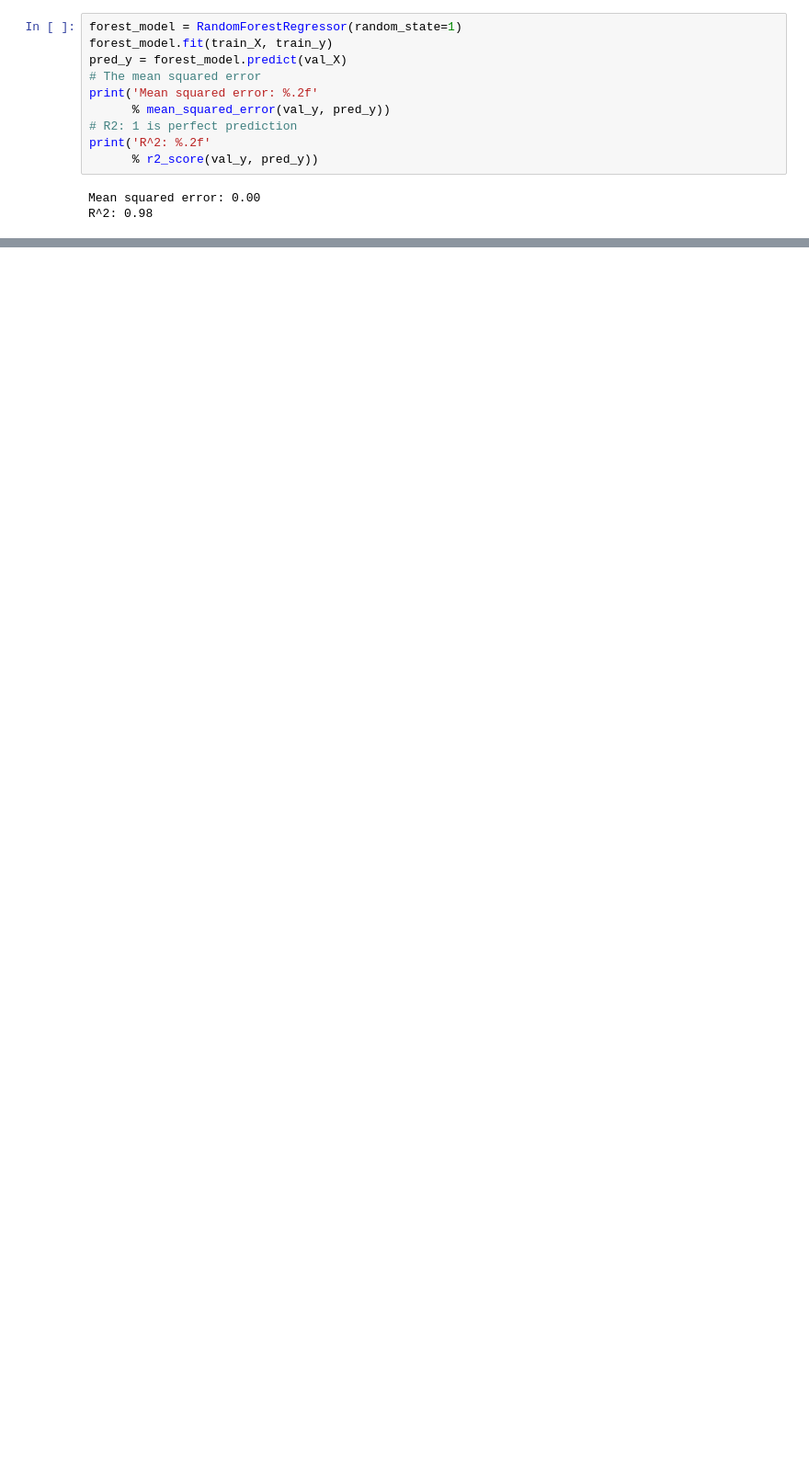
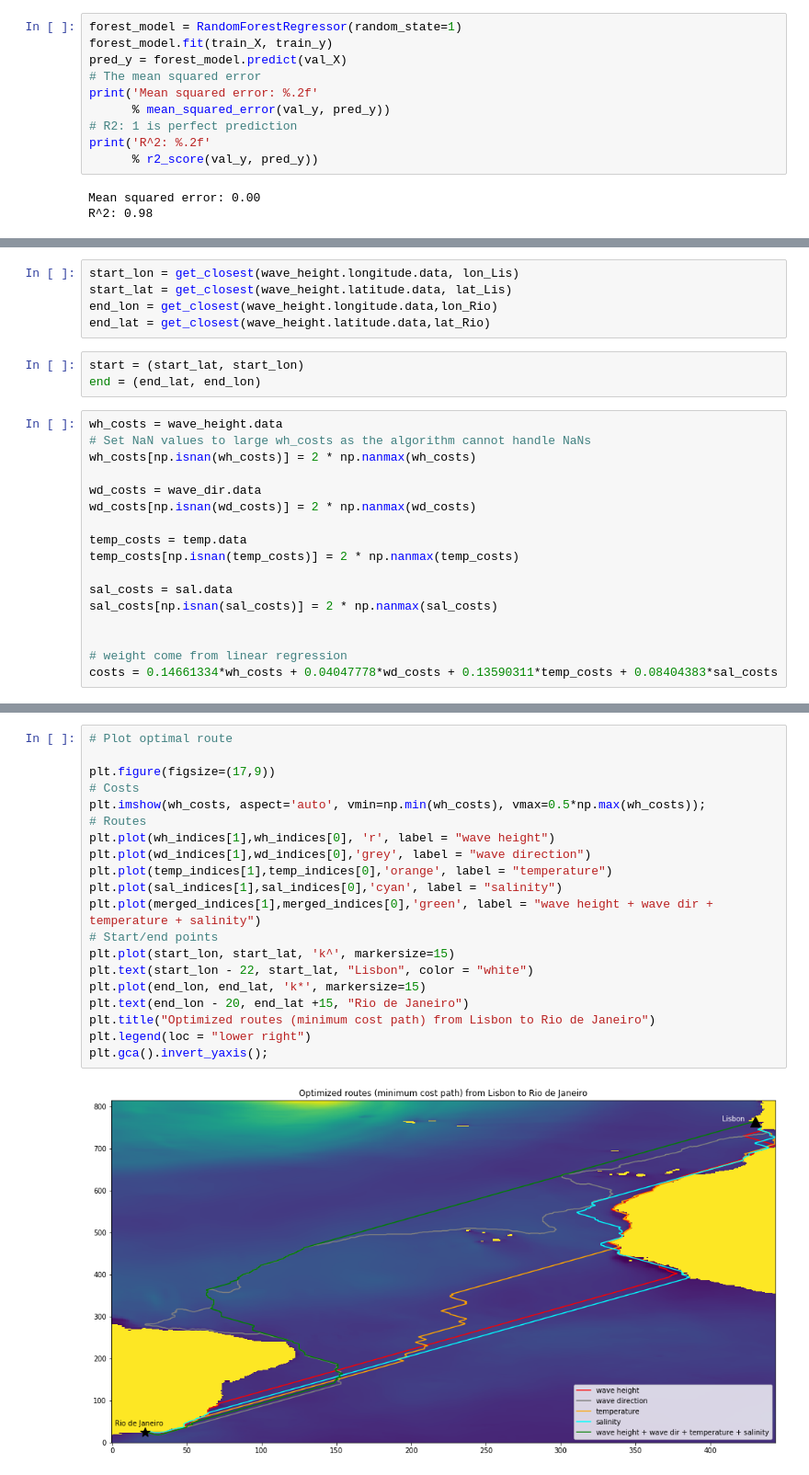
Before and after one commit to jonathom/cop_marine, a Jupyter notebook: Model_building.ipynb, the cells around one changed output, grey strips where cells are left out. Shown at 92% size. Drawn from its saved outputs; the diff is of its cells as text; blank space fills up the shorter version.

```diff
--- a/Model_building.ipynb
+++ b/Model_building.ipynb
@@ -89,0 +185,25 @@ R^2: 0.98
+# %%
+start_lon = get_closest(wave_height.longitude.data, lon_Lis)
+start_lat = get_closest(wave_height.latitude.data, lat_Lis)
+end_lon = get_closest(wave_height.longitude.data,lon_Rio)
+end_lat = get_closest(wave_height.latitude.data,lat_Rio)
+# %%
+start = (start_lat, start_lon)
+end = (end_lat, end_lon)
+# %%
+wh_costs = wave_height.data
+# Set NaN values to large wh_costs as the algorithm cannot handle NaNs
+wh_costs[np.isnan(wh_costs)] = 2 * np.nanmax(wh_costs)
+
+wd_costs = wave_dir.data
+wd_costs[np.isnan(wd_costs)] = 2 * np.nanmax(wd_costs)
+
+temp_costs = temp.data
+temp_costs[np.isnan(temp_costs)] = 2 * np.nanmax(temp_costs)
+
+sal_costs = sal.data
+sal_costs[np.isnan(sal_costs)] = 2 * np.nanmax(sal_costs)
+
+
+# weight come from linear regression
+costs = 0.14661334*wh_costs + 0.04047778*wd_costs + 0.13590311*temp_costs + 0.08404383*sal_costs
@@ -89,0 +237,22 @@ R^2: 0.98
+# %%
+# Plot optimal route
+
+plt.figure(figsize=(17,9))
+# Costs
+plt.imshow(wh_costs, aspect='auto', vmin=np.min(wh_costs), vmax=0.5*np.max(wh_costs));
+# Routes
+plt.plot(wh_indices[1],wh_indices[0], 'r', label = "wave height")
+plt.plot(wd_indices[1],wd_indices[0],'grey', label = "wave direction")
+plt.plot(temp_indices[1],temp_indices[0],'orange', label = "temperature")
+plt.plot(sal_indices[1],sal_indices[0],'cyan', label = "salinity")
+plt.plot(merged_indices[1],merged_indices[0],'green', label = "wave height + wave dir + temperature + salinity")
+# Start/end points
+plt.plot(start_lon, start_lat, 'k^', markersize=15)
+plt.text(start_lon - 22, start_lat, "Lisbon", color = "white")
+plt.plot(end_lon, end_lat, 'k*', markersize=15)
+plt.text(end_lon - 20, end_lat +15, "Rio de Janeiro")
+plt.title("Optimized routes (minimum cost path) from Lisbon to Rio de Janeiro")
+plt.legend(loc = "lower right")
+plt.gca().invert_yaxis();
+# %% [output]
+[figure, added]
```
Also changed, not shown: parts of 20 cells of this notebook.
